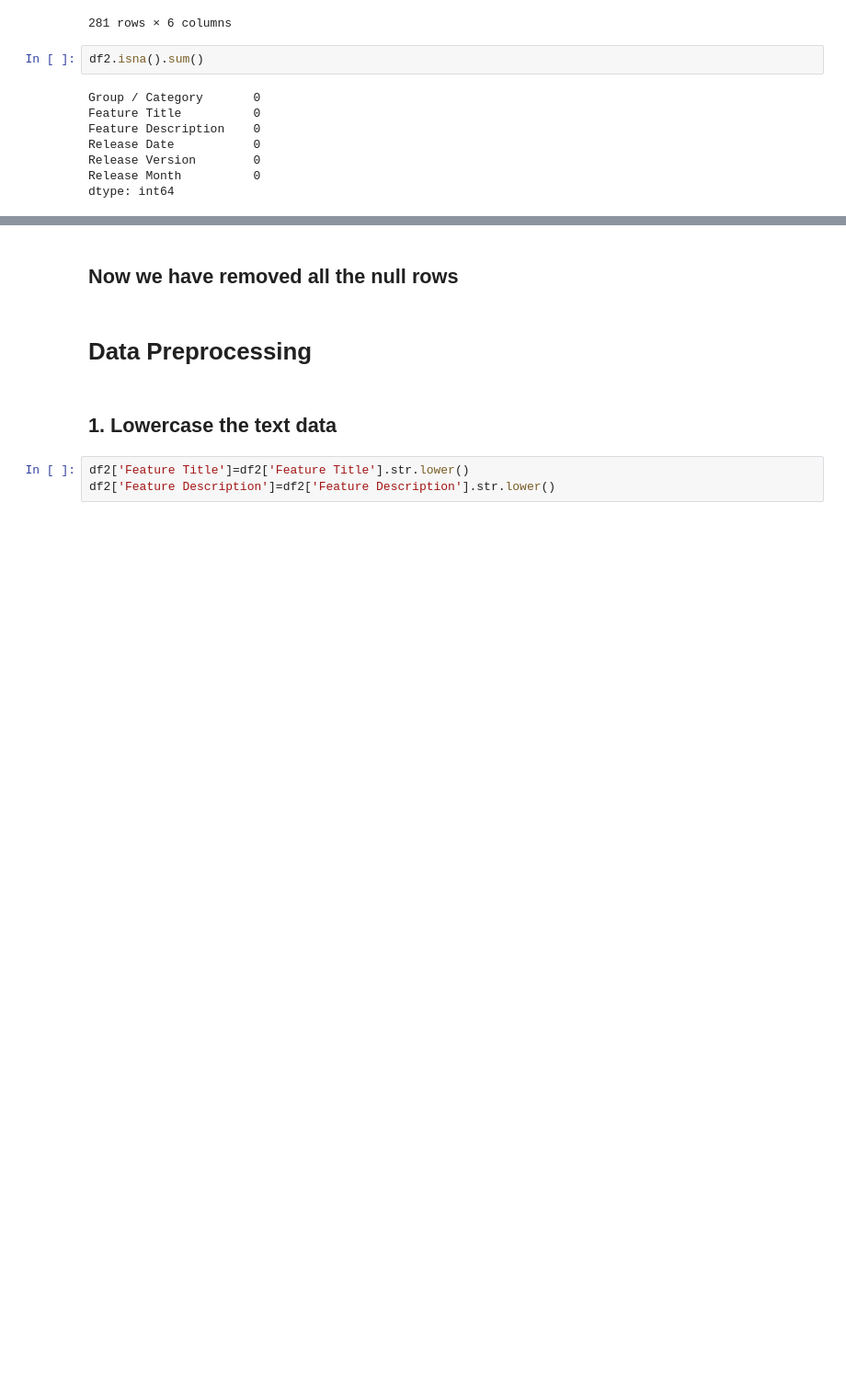
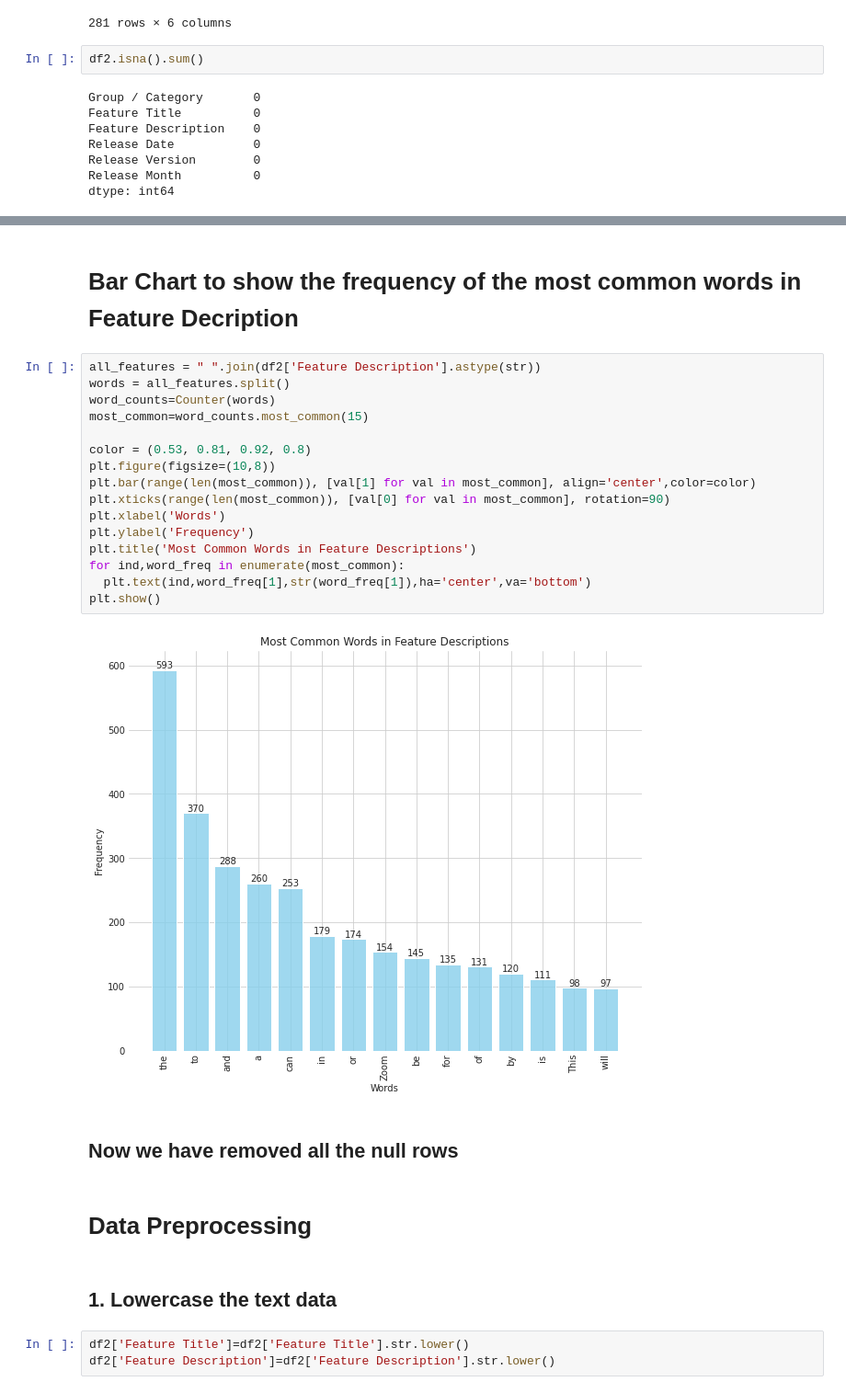
Before and after one commit to VikasBelida09/SP23-Team5, a Jupyter notebook: Team5_sprint1.ipynb, the cells around one changed output, grey strips where cells are left out. Shown: that part at 92% size. Cells and saved outputs as stored; diff of their text form; blank space fills up the shorter version.

```diff
--- a/Team5_sprint1.ipynb
+++ b/Team5_sprint1.ipynb
@@ -165,3 +183,23 @@ dtype: int64
+# %% [markdown]
+<h1>Bar Chart to show the frequency of the most common words in Feature Decription</h1>
+# %%
+all_features = " ".join(df2['Feature Description'].astype(str))
+words = all_features.split()
+word_counts=Counter(words)
+most_common=word_counts.most_common(15)
+
+color = (0.53, 0.81, 0.92, 0.8)
+plt.figure(figsize=(10,8))
+plt.bar(range(len(most_common)), [val[1] for val in most_common], align='center',color=color)
+plt.xticks(range(len(most_common)), [val[0] for val in most_common], rotation=90)
+plt.xlabel('Words')
+plt.ylabel('Frequency')
+plt.title('Most Common Words in Feature Descriptions')
+for ind,word_freq in enumerate(most_common):
+  plt.text(ind,word_freq[1],str(word_freq[1]),ha='center',va='bottom')
+plt.show()
+# %% [output]
+[figure, added]
 # %% [markdown]
 <h2>Now we have removed all the null rows</h2>
 # %% [markdown]
```
Also changed, not shown: parts of 8 cells of this notebook.
